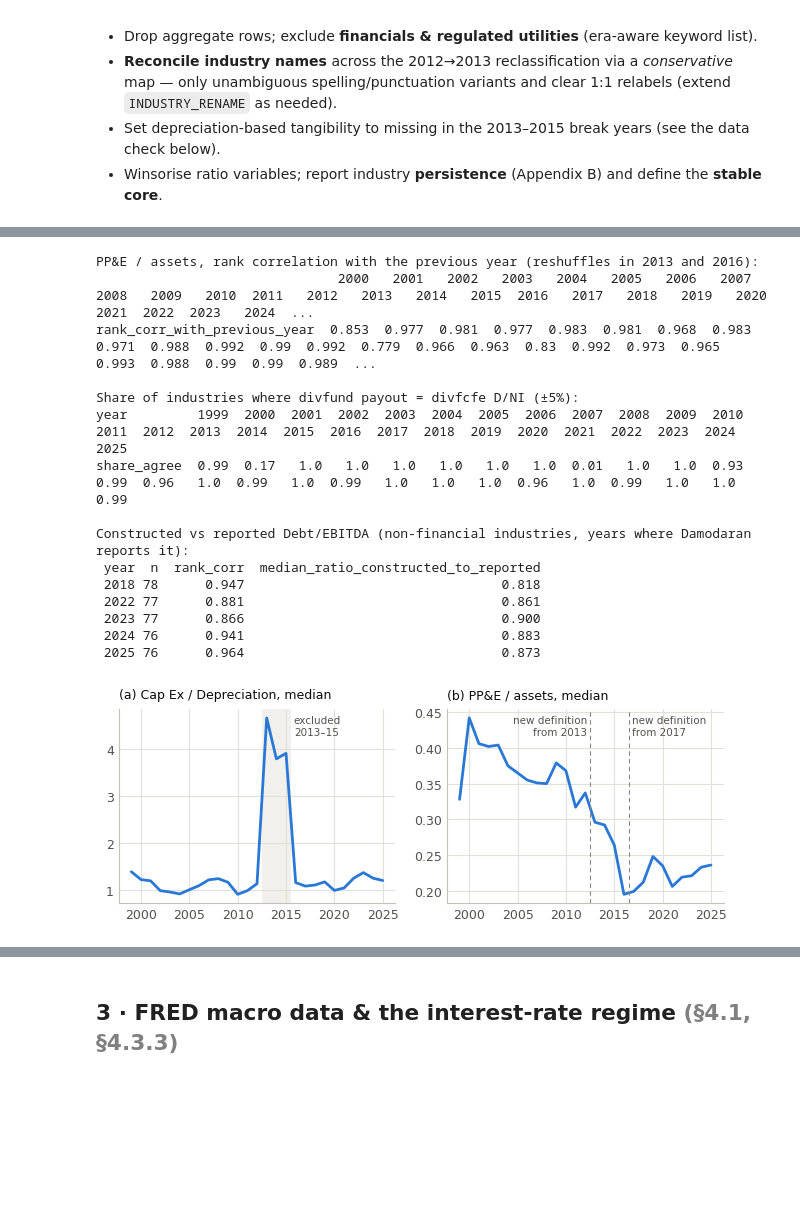
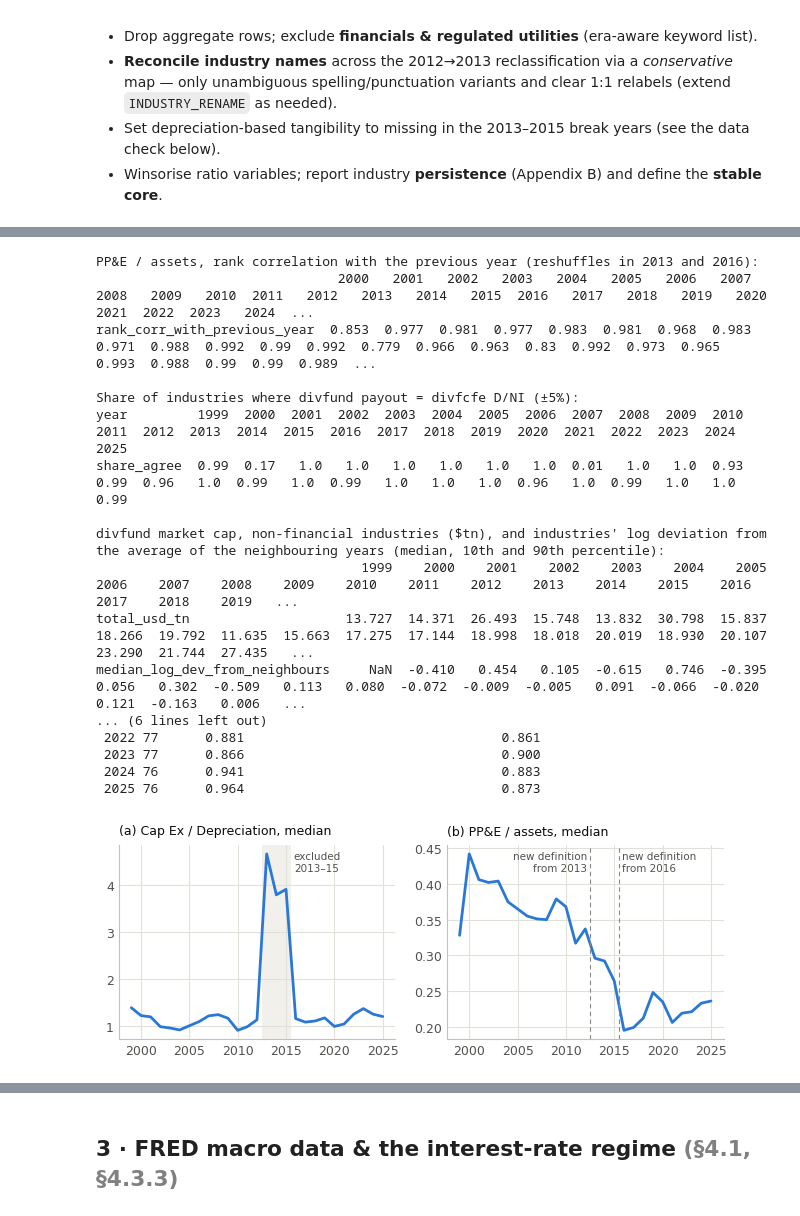
Before and after one commit to MilanKalajdzic/Master-Thesis, a Jupyter notebook: thesis_analysis.ipynb, the cells around one changed output, grey strips where cells are left out. Drawn from its saved outputs; the diff is of its cells as text; code cells hidden in the pictures; blank space fills up the shorter version.

```diff
--- a/thesis_analysis.ipynb
+++ b/thesis_analysis.ipynb
@@ -81,14 +90,16 @@ SEARCH_DIRS = os.environ["PAYLEV_DATA"].split(os.pathsep) if "PAYLEV_DATA" in os
 # Tangibility for H3 (see §4).
 #   "ppe_assets"     -> PP&E / total assets from dbtfund  (PRIMARY: the standard measure, e.g. Rajan & Zingales 1995)
 #                       Its definition changes twice (PPE_DEF_CHANGES): Fixed Assets/BV of Capital (1999-2012),
-#                       Fixed Assets/Total Assets (2013-2016), Net PP&E/Total Assets (2017+). It is therefore used
-#                       as a percentile rank within each year, which is comparable across the definitions.
+#                       Fixed Assets/Total Assets (2013-2015), Net PP&E/Total Assets (2016+). The files keep the
+#                       old label in 2016, but the values already switch then (median 0.26 -> 0.20, rank correlation
+#                       with 2015 only 0.83; 2017, under the new label, is 0.99). It is therefore used as a
+#                       percentile rank within each year, which is comparable across the definitions.
 #   "capex_deprec"   -> Cap Ex / Depreciation            (robustness)
 #   "netcapex_sales" -> Net Cap Ex / Sales                (robustness)
 #   "invcap_sales"   -> 1 / (Sales / Invested Capital)   (robustness)
 TANGIBILITY_PROXY = "ppe_assets"
 from paylev.damodaran import CAPEX_PROXIES, DEPREC_PROXIES   # which proxies come from capex / use depreciation
-PPE_DEF_CHANGES   = [2013, 2017]
+PPE_DEF_CHANGES   = [2013, 2016]
 # Damodaran's 2013-2015 capex files report depreciation on a different basis (industry depreciation drops
 # by roughly half vs 2012/2016 while capex does not), inflating Cap Ex/Depreciation and scrambling the
 # industry ranking. Proxies built from depreciation are set to missing in these years (see the §2 check).
@@ -102,7 +113,7 @@ RECLASS_YEAR   = 2013          # Damodaran's industry reclassification: year-on-
                                # composition shifts, so change/lag models in §8b drop this year
 
 # Equivalence test for H2 (§9b): largest regime effect still considered economically negligible,
-# in payout-ratio units per 1 SD of leverage (0.05 is about 14% of the mean payout of 0.35).
+# in payout-ratio units per 1 SD of leverage (0.05 is about one seventh of the mean payout ratio).
 EQUIV_MARGIN = 0.05
 
 # FRED macro data:
@@ -113,11 +124,16 @@ FRED_SNAPSHOT = Path("data/fred/fred_snapshot.csv")
 
 # Sample construction
 WINSOR_P         = 0.01
-# Ratios are undefined when their denominator is not positive (payout = D/earnings, D/FCFE, total payout/NI).
-# Damodaran still reports values there (e.g. payout ~0.003 for loss-making industries that pay dividends),
-# so they are set to missing. The as-reported payout is kept as a robustness check (§9).
+# Ratios are undefined when their denominator is not positive (payout = D/net income, D/FCFE, total payout/NI,
+# ROE = NI/book equity). Damodaran still reports values there (e.g. payout ~0.00 for loss-making industries that
+# pay dividends, an ROE whose sign contradicts net income), so they are set to missing.
+# The as-reported payout is kept as a robustness check (§9).
 POSITIVE_DENOMINATORS = True
 CROSSFILE_MIN_AGREE = 0.75     # min share of industries whose divfund payout matches divfcfe D/NI (±5%)
+CROSSFILE_ROW_TOL   = 0.25     # in the other years, a payout off divfcfe's D/NI by more than this is set to missing
+# divfund's market cap is about 1.6x (2001) and 2.1x (2004) its neighbouring years' level (§2 check); the change
+# models of §8b, which scale by last year's market cap, are also run without the years that follow.
+MKTCAP_BREAK_YEARS  = [2001, 2004]
 # Row alignment (§2): an industry has the same number of firms in every file of a year. In a file-year where
 # most counts match divfund, a row whose count differs belongs to another industry (e.g. wacc99, where a block
 # of rows is shifted by one) and that file's variables are set to missing for it. Where most counts differ,
@@ -128,7 +144,7 @@ MIN_YEARS_CORE   = 20          # stable-core robustness: keep industries present
 COVID_YEARS      = [2020, 2021]
 GFC_YEARS        = [2008, 2009]   # financial crisis, dropped in a robustness check (§9)
 DK_BANDWIDTH     = 3           # lags for Driscoll-Kraay standard errors (about T^(1/3) with 27 years, §9)
-RW_BOOT          = int(os.environ.get("PAYLEV_RW_BOOT", 999))   # cluster-bootstrap draws, Romano-Wolf (§10b)
+RW_BOOT          = int(os.environ.get("PAYLEV_RW_BOOT", 9999))  # cluster-bootstrap draws, Romano-Wolf (§10b)
 RW_SEED          = 2026
 
 OUTDIR = Path(os.environ.get("PAYLEV_OUTDIR", "outputs")); OUTDIR.mkdir(parents=True, exist_ok=True)
@@ -417,42 +501,57 @@ print("PP&E / assets, rank correlation with the previous year (reshuffles in 201
 print(ppe_rank_stability.to_frame().T.to_string(), "\n")
 print("Share of industries where divfund payout = divfcfe D/NI (±5%):")
 print(crossfile_agreement.round(2).to_frame().T.to_string(), "\n")
+# divfund's market cap: total over non-financial industries and the typical industry's log deviation from the
+# average of its two neighbouring years (a common scale break shows as a large, uniform deviation)
+_mc = panel_prewin.pivot_table(index="industry", columns="year", values="mktcap")
+_lmc = np.log(_mc)
+_dev = {y: (_lmc[y] - (_lmc[y - 1] + _lmc[y + 1]) / 2).dropna() for y in _lmc.columns[1:-1]}
+mktcap_check = pd.DataFrame({"total_usd_tn": _mc.sum() / 1e6,
+                             "median_log_dev_from_neighbours": pd.Series({y: d.median() for y, d in _dev.items()}),
+                             "p10_log_dev": pd.Series({y: d.quantile(.1) for y, d in _dev.items()}),
+                             "p90_log_dev": pd.Series({y: d.quantile(.9) for y, d in _dev.items()})}).round(3)
+mktcap_check.rename_axis("year").to_csv(OUTDIR / "tab_data_check_mktcap.csv")
+print("divfund market cap, non-financial industries ($tn), and industries' log deviation from the average of the "
+      "neighbouring years (median, 10th and 90th percentile):")
+print(mktcap_check.T.to_string(), "\n")
 print("Constructed vs reported Debt/EBITDA (non-financial industries, years where Damodaran reports it):")
 print(debt_ebitda_check.to_string(index=False), "\n")
 
 fig, axes = plt.subplots(1, 2, figsize=(6.5, 2.6), sharex=True)
 ax = axes[0]
 ax.axvspan(min(TANG_BREAK_YEARS) - .5, max(TANG_BREAK_YEARS) + .5, color=T["band"], lw=0, zorder=0)
 ax.plot(yearly_medians.index, yearly_medians["capex_deprec"], color=T["s1"])
 ax.text(max(TANG_BREAK_YEARS) + .8, .97, f"excluded\n{min(TANG_BREAK_YEARS)}–{str(max(TANG_BREAK_YEARS))[2:]}",
         transform=ax.get_xaxis_transform(), ha="left", va="top", fontsize=7.5, color=T["ink2"])
 ax.set_title("(a) Cap Ex / Depreciation, median")
 ax = axes[1]
 ax.plot(yearly_medians.index, yearly_medians["ppe_assets"], color=T["s1"])
 for k, y in enumerate(PPE_DEF_CHANGES):   # first label left of its line, the others to the right
     ax.axvline(y - .5, color=T["muted"], lw=.8, ls=(0, (4, 3)))
     ax.text(y - .8 if k == 0 else y - .2, .97, f"new definition\nfrom {y}", transform=ax.get_xaxis_transform(),
             ha="right" if k == 0 else "left", va="top", fontsize=7.5, color=T["ink2"])
 ax.set_title("(b) PP&E / assets, median")
 fig.tight_layout(); save_fig(fig, OUTDIR / "fig_data_check_tangibility.png", dpi=FIG_DPI, close=False); plt.show()
 yearly_medians
 # %% [output]
 PP&E / assets, rank correlation with the previous year (reshuffles in 2013 and 2016):
                                2000   2001   2002   2003   2004   2005   2006   2007   2008   2009   2010  2011   2012   2013   2014   2015  2016   2017   2018   2019   2020   2021  2022  2023   2024  ...
 rank_corr_with_previous_year  0.853  0.977  0.981  0.977  0.983  0.981  0.968  0.983  0.971  0.988  0.992  0.99  0.992  0.779  0.966  0.963  0.83  0.992  0.973  0.965  0.993  0.988  0.99  0.99  0.989  ...
 
 Share of industries where divfund payout = divfcfe D/NI (±5%):
 year         1999  2000  2001  2002  2003  2004  2005  2006  2007  2008  2009  2010  2011  2012  2013  2014  2015  2016  2017  2018  2019  2020  2021  2022  2023  2024  2025
 share_agree  0.99  0.17   1.0   1.0   1.0   1.0   1.0   1.0  0.01   1.0   1.0  0.93  0.99  0.96   1.0  0.99   1.0  0.99   1.0   1.0   1.0  0.96   1.0  0.99   1.0   1.0  0.99
 
-Constructed vs reported Debt/EBITDA (non-financial industries, years where Damodaran reports it):
- year  n  rank_corr  median_ratio_constructed_to_reported
- 2018 78      0.947                                 0.818
+divfund market cap, non-financial industries ($tn), and industries' log deviation from the average of the neighbouring years (median, 10th and 90th percentile):
+                                  1999    2000    2001    2002    2003    2004    2005    2006    2007    2008    2009    2010    2011    2012    2013    2014    2015    2016    2017    2018    2019   ...
+total_usd_tn                    13.727  14.371  26.493  15.748  13.832  30.798  15.837  18.266  19.792  11.635  15.663  17.275  17.144  18.998  18.018  20.019  18.930  20.107  23.290  21.744  27.435   ...
+median_log_dev_from_neighbours     NaN  -0.410   0.454   0.105  -0.615   0.746  -0.395   0.056   0.302  -0.509   0.113   0.080  -0.072  -0.009  -0.005   0.091  -0.066  -0.020   0.121  -0.163   0.006   ...
+... (6 lines left out)
  2022 77      0.881                                 0.861
  2023 77      0.866                                 0.900
  2024 76      0.941                                 0.883
  2025 76      0.964                                 0.873
-[figure, old version]
+[figure, new version]
 |  | payout | lev | lev_unadj | lev_book | debt_ebitda | roe | tax | capex_deprec | ppe_assets | ... |
 | year |  |  |  |  |  |  |  |  |  | ... |
 | 1999 | 0.247 | 0.162 | 0.179 | 0.456 | 1.509 | 0.134 | 0.376 | 1.385 | 0.328 | ... |
```
Also changed, not shown: parts of 37 cells of this notebook, 50 other files.
